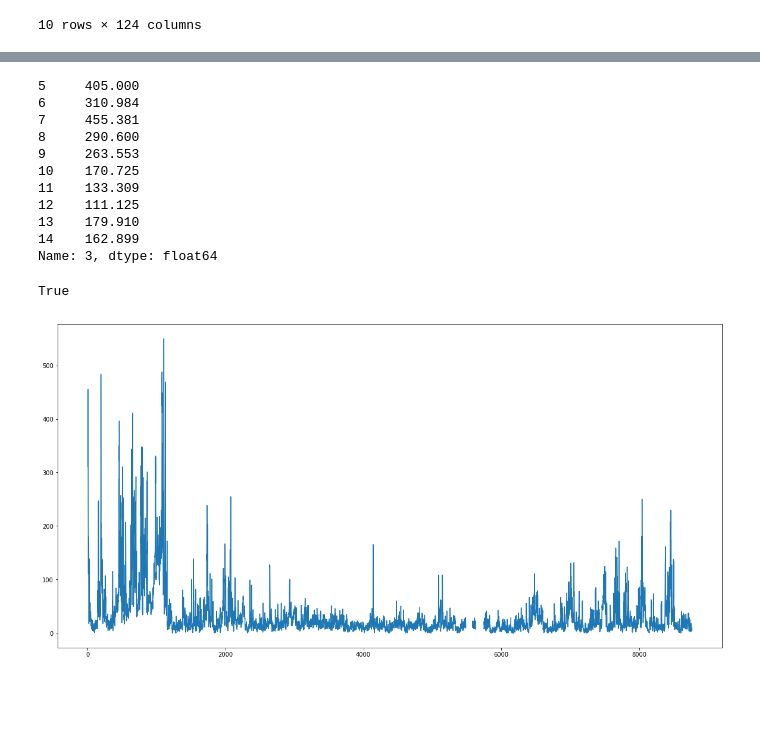
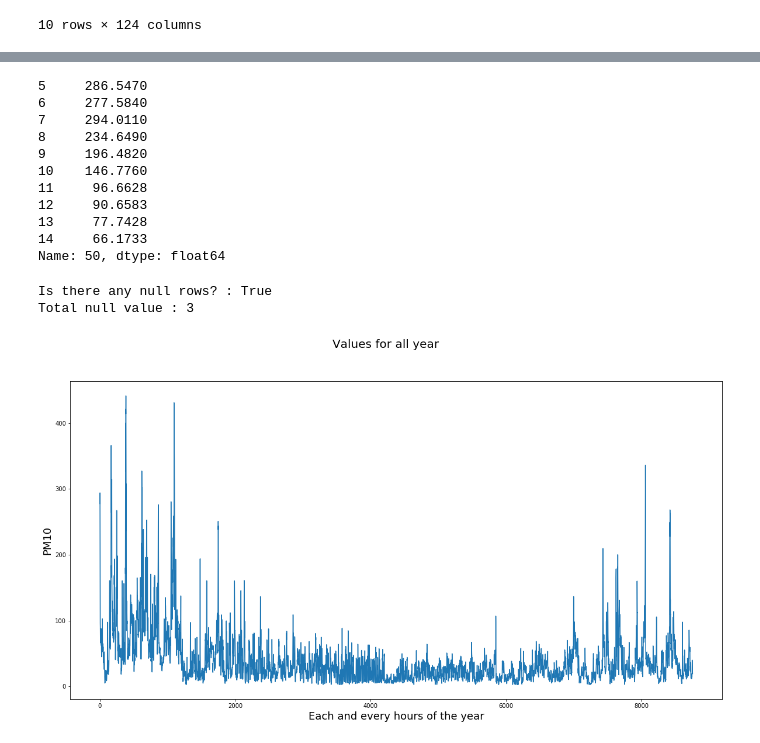
Before and after one commit to tynski/AirPolutionPrediction, a Jupyter notebook: first_touches_to_data.ipynb, the cells around one changed output, grey strips where cells are left out. Cells and saved outputs as stored; diff of their text form; code cells hidden in the pictures; blank space fills up the shorter version.

Commit message:
Simple Visualizations are created
Correlation to the seasons and the hours are more visible

```diff
--- a/first_touches_to_data.ipynb
+++ b/first_touches_to_data.ipynb
@@ -29,5 +41,5 @@ dtypes: object(124)
 memory usage: 8.3+ MB
 # %%
 # I picked a column with no empty values
-Dzialoszyn_data = data.iloc[5:,3]
+MpTarRoSitko_data = data.iloc[5:,50]
 # %%
@@ -47,5 +59,5 @@ Name: 3, dtype: object
 # %%
-replaced = Dzialoszyn_data.str.replace(",",".")   # replaced with dot
+replaced = MpTarRoSitko_data.str.replace(",",".")   # replaced with dot
 # %%
 replaced[0:10]
 # %% [output]
@@ -65,24 +77,32 @@ numeric = pd.to_numeric(replaced)  # make them all float
 # %%
 numeric[0:10]
 # %% [output]
-5     405.000
-6     310.984
-7     455.381
-8     290.600
-9     263.553
-10    170.725
-11    133.309
-12    111.125
-13    179.910
-14    162.899
-Name: 3, dtype: float64
+5     286.5470
+6     277.5840
+7     294.0110
+8     234.6490
+9     196.4820
+10    146.7760
+11     96.6628
+12     90.6583
+13     77.7428
+14     66.1733
+Name: 50, dtype: float64
-# %%
-np.isnan(numeric).any()
-# %% [output]
-True
+# %%
+print("Is there any null rows? : " + str(np.isnan(numeric).any()))
+
+print("Total null value : " + str(numeric.isnull().sum()))
+# %% [output]
+Is there any null rows? : True
+Total null value : 3
+# %%
+numeric = numeric.values
 # %%
 plt.figure(figsize=(20,10))
+plt.suptitle("Values for all year",fontsize=20)
 plt.plot(numeric)
+plt.ylabel("PM10",fontsize=18)
+plt.xlabel("Each and every hours of the year",fontsize=18)
 plt.show()
 # %% [output]
-[figure, old version]
+[figure, new version]
```
Also changed, not shown: parts of 8 cells of this notebook.
